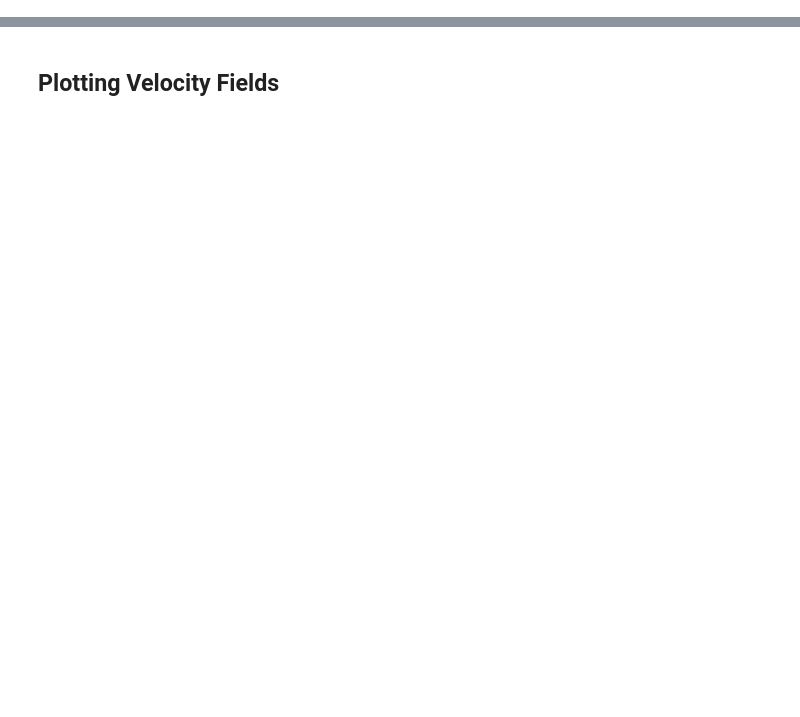
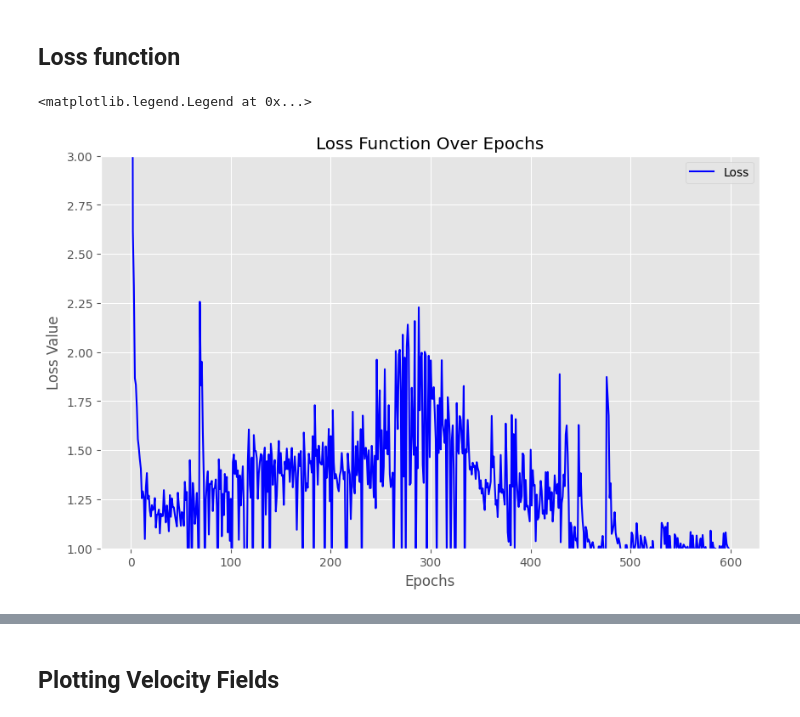
Before and after one commit to antoniomedeiros1/acwv-postprocessing, a Jupyter notebook: notebooks/plot.ipynb, the cells around one changed output, grey strips where cells are left out. Cells and saved outputs as stored; diff of their text form; code cells hidden in the pictures; blank space fills up the shorter version.

```diff
--- a/notebooks/plot.ipynb
+++ b/notebooks/plot.ipynb
@@ -0,0 +23,21 @@
+# %% [markdown]
+## Loss function
+# %%
+loss_csv = '../output/loss.csv'
+
+with open(loss_csv, 'r') as f:
+    lines = f.readlines()
+    loss_values = [float(line.strip().split(',')[2]) for line in lines[1:]]
+
+plt.figure(figsize=(10, 6))
+
+plt.plot(loss_values, label='Loss', color='blue')
+plt.title('Loss Function Over Epochs')
+plt.ylim(1.0, 3.0)
+plt.xlabel('Epochs')
+plt.ylabel('Loss Value')
+plt.grid(True)
+plt.legend()
+# %% [output]
+<matplotlib.legend.Legend at 0x...>
+[figure, added]
```
Also changed, not shown: parts of 4 cells of this notebook, 1 other file.
